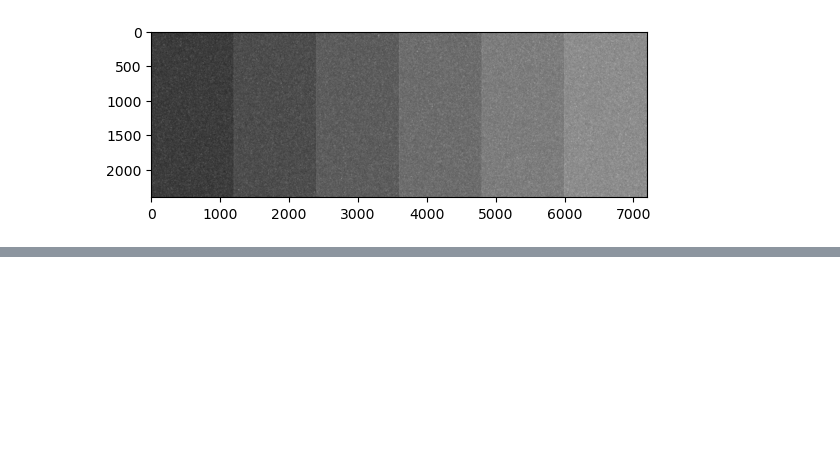
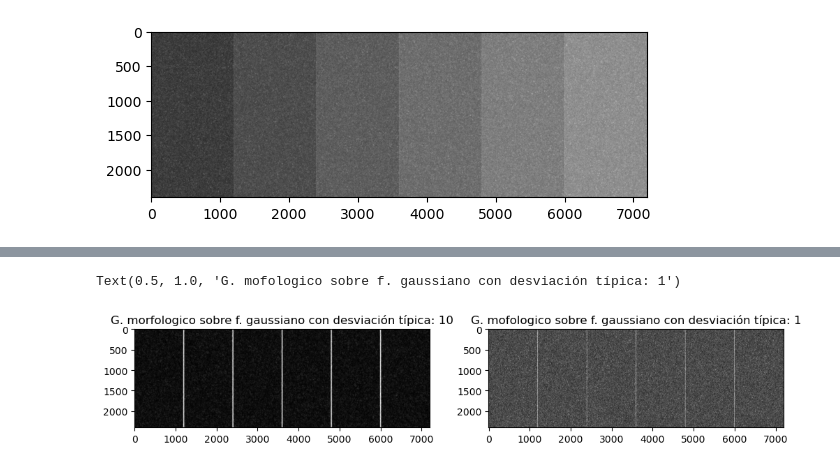
Before and after one commit to AndreaGarcia124/TIVpracticas, a Jupyter notebook: Práctica2.ipynb, the cells around one changed output, grey strips where cells are left out. Cells and saved outputs as stored; diff of their text form; code cells hidden in the pictures; blank space fills up the shorter version.

```diff
--- a/Práctica2.ipynb
+++ b/Práctica2.ipynb
@@ -115,0 +156,18 @@ plt.imshow(img_noised+bordes, cmap='gray')
+# %%
+## Gradiente morfológico
+#img_noised = np.array(img_noised)
+
+plt.figure(figsize=(12, 6))
+
+bordes_des10=dilation(img_gaussian10,square(10))-erosion(img_gaussian10,square(20))
+plt.subplot(121)
+plt.imshow(bordes_des10, cmap='gray')
+plt.title('G. morfologico sobre f. gaussiano con desviación típica: 10')
+
+bordes_des1=dilation(img_gaussian1,square(10))-erosion(img_gaussian1,square(20))
+plt.subplot(122)
+plt.imshow(bordes_des1, cmap='gray')
+plt.title('G. mofologico sobre f. gaussiano con desviación típica: 1')
+# %% [output]
+Text(0.5, 1.0, 'G. mofologico sobre f. gaussiano con desviación típica: 1')
+[figure, added]
```
Also changed, not shown: parts of 11 cells of this notebook.
